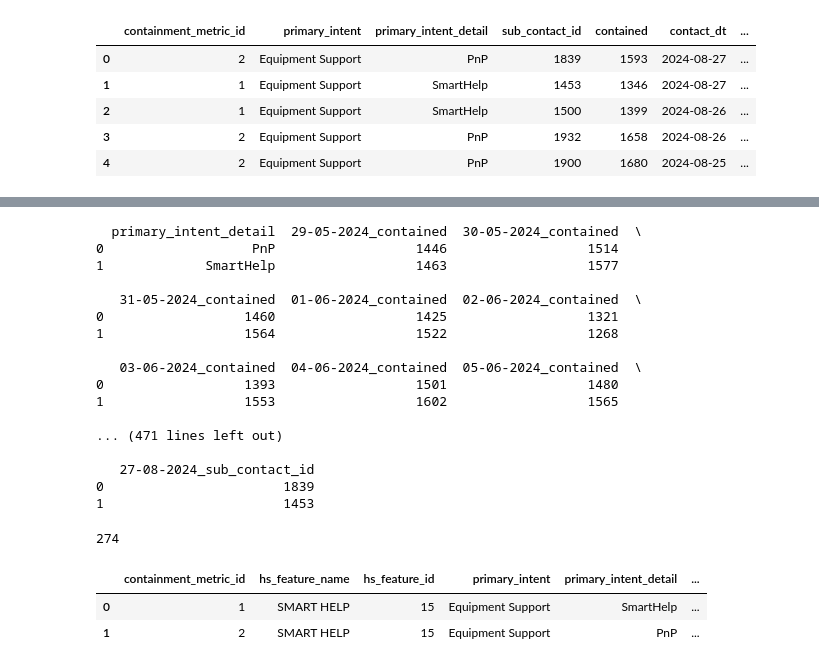
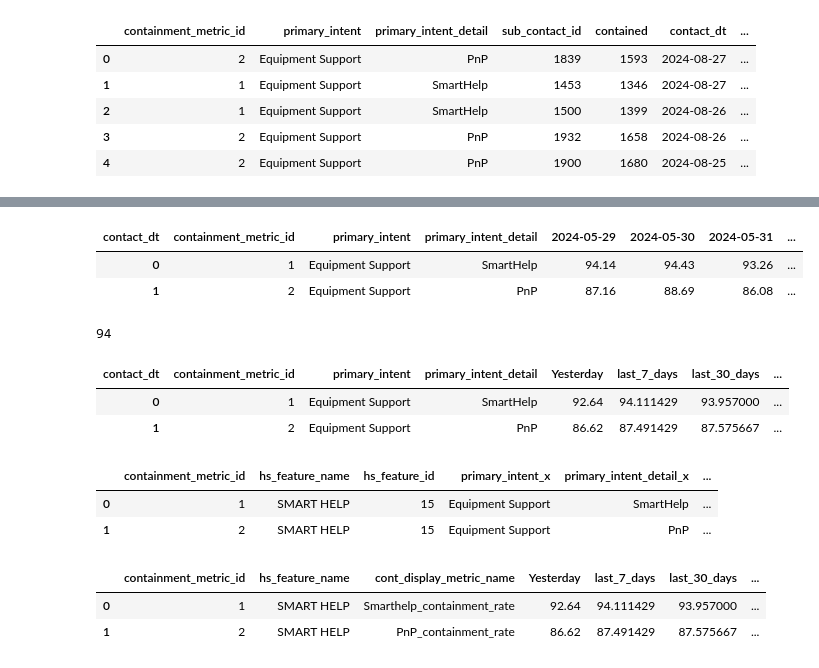
Before and after one commit to gokul-r-7/MyCodes, a Jupyter notebook: Healthscore Codes/Containment_Metric/containment_metric.ipynb, the cells around one changed output, grey strips where cells are left out. Cells and saved outputs as stored; diff of their text form; code cells hidden in the pictures.

```diff
--- a/Healthscore Codes/Containment_Metric/containment_metric.ipynb
+++ b/Healthscore Codes/Containment_Metric/containment_metric.ipynb
@@ -185,28 +179,19 @@ pivot_df = pivot_df.reset_index()
 # %%
-# Display the transformed DataFrame
+# Pivot the data
+df_pivot = third_tabledf.pivot_table(index=['containment_metric_id', 'primary_intent', 'primary_intent_detail'],
+                          columns='contact_dt',
+                          values='containment_rate',
+                          aggfunc='first').reset_index()
+
+# Display the result
 pd.set_option('display.max_columns', None)  # Show all columns
-pd.set_option('display.max_rows', 500)
-print(pivot_df)
+pd.set_option('display.max_rows', 200)      # Show 100 rows
+df_pivot.head()
 # %% [output]
-  primary_intent_detail  29-05-2024_contained  30-05-2024_contained  \
-0                   PnP                  1446                  1514
-1             SmartHelp                  1463                  1577
-
-   31-05-2024_contained  01-06-2024_contained  02-06-2024_contained  \
-0                  1460                  1425                  1321
-1                  1564                  1522                  1268
-
-   03-06-2024_contained  04-06-2024_contained  05-06-2024_contained  \
-0                  1393                  1501                  1480
-1                  1553                  1602                  1565
-
-... (471 lines left out)
-
-   27-08-2024_sub_contact_id
-0                       1839
-1                       1453
+| contact_dt | containment_metric_id | primary_intent | primary_intent_detail | 2024-05-29 | 2024-05-30 | 2024-05-31 | ... |
+| 0 | 1 | Equipment Support | SmartHelp | 94.14 | 94.43 | 93.26 | ... |
+| 1 | 2 | Equipment Support | PnP | 87.16 | 88.69 | 86.08 | ... |
-# %%
-len_cols = (len(pivot_df.columns))
-print(len_cols)
-# %% [output]
-274
+# %%
+print(len(df_pivot.columns))
+# %% [output]
+94
@@ -213,8 +249,24 @@ print(len_cols)
+# %%
+last_7_and_30_days_df  = calculate_last7_and_30_days(df_pivot)
+last_7_and_30_days_df = last_7_and_30_days_df[['containment_metric_id', 'primary_intent', 'primary_intent_detail', 'Yesterday', 'last_7_days', 'last_30_days', '% Change Last 7 Days', '% Change Last 30 Days']]
+pd.set_option('display.max_columns', None)  # Show all columns
+pd.set_option('display.max_rows', 100)
+last_7_and_30_days_df.head()
+# %% [output]
+| contact_dt | containment_metric_id | primary_intent | primary_intent_detail | Yesterday | last_7_days | last_30_days | ... |
+| 0 | 1 | Equipment Support | SmartHelp | 92.64 | 94.111429 | 93.957000 | ... |
+| 1 | 2 | Equipment Support | PnP | 86.62 | 87.491429 | 87.575667 | ... |
 # %%
-result_df = pd.merge(df, pivot_df, on='primary_intent_detail')
+result_df = pd.merge(df, last_7_and_30_days_df, on="containment_metric_id", how="inner")
+result_df.head()
+# %% [output]
+|  | containment_metric_id | hs_feature_name | hs_feature_id | primary_intent_x | primary_intent_detail_x | ... |
+| 0 | 1 | SMART HELP | 15 | Equipment Support | SmartHelp | ... |
+| 1 | 2 | SMART HELP | 15 | Equipment Support | PnP | ... |
-# %%
-result_df.head()
-# %% [output]
-|  | containment_metric_id | hs_feature_name | hs_feature_id | primary_intent | primary_intent_detail | ... |
-| 0 | 1 | SMART HELP | 15 | Equipment Support | SmartHelp | ... |
-| 1 | 2 | SMART HELP | 15 | Equipment Support | PnP | ... |
+# %%
+result_df = result_df[['containment_metric_id', 'hs_feature_name', 'cont_display_metric_name', 'Yesterday', 'last_7_days', 'last_30_days', '% Change Last 7 Days', '% Change Last 30 Days', 'create_dt']]
+result_df.head()
+# %% [output]
+|  | containment_metric_id | hs_feature_name | cont_display_metric_name | Yesterday | last_7_days | last_30_days | ... |
+| 0 | 1 | SMART HELP | Smarthelp_containment_rate | 92.64 | 94.111429 | 93.957000 | ... |
+| 1 | 2 | SMART HELP | PnP_containment_rate | 86.62 | 87.491429 | 87.575667 | ... |
```
Also changed, not shown: parts of 3 cells of this notebook.
